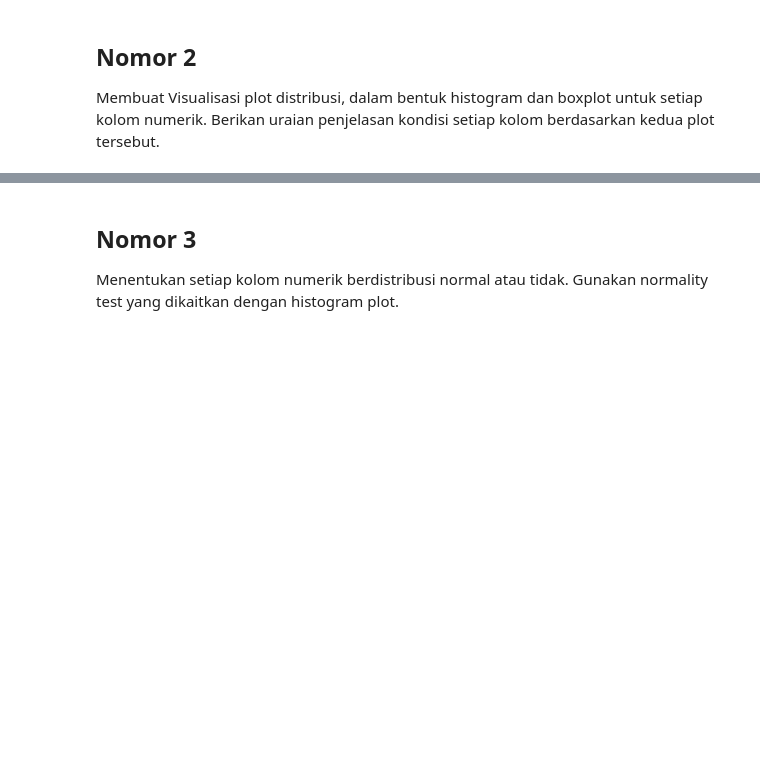
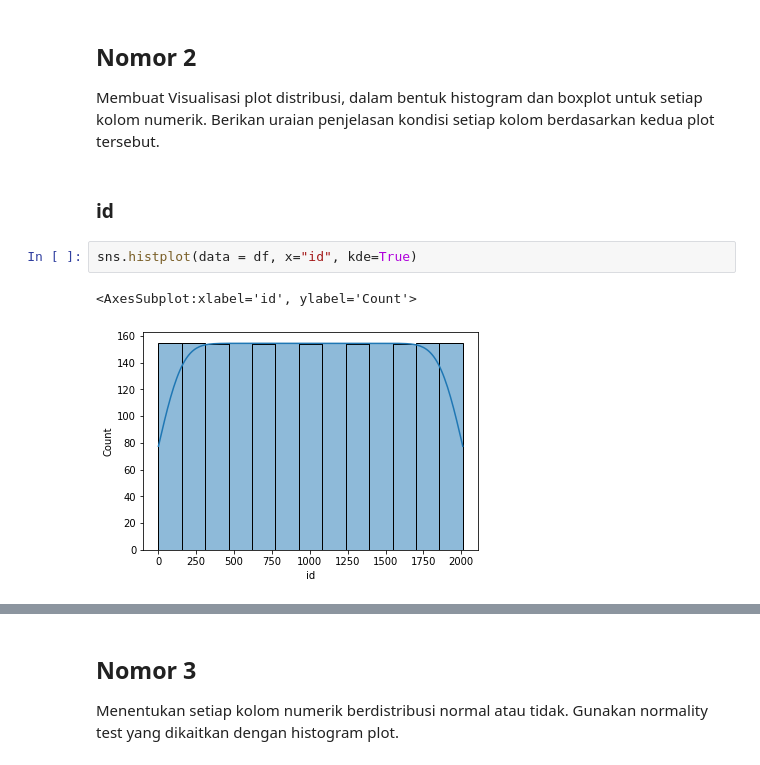
Before and after one commit to clauculus/probstat-analysis, a Jupyter notebook: K01-T1-IF2220-13520073.ipynb, the cells around one changed output, grey strips where cells are left out. Drawn from its saved outputs; the diff is of its cells as text; blank space fills up the shorter version.

```diff
--- a/K01-T1-IF2220-13520073.ipynb
+++ b/K01-T1-IF2220-13520073.ipynb
@@ -120,3 +121,10 @@ dataframe_new
 Membuat Visualisasi plot distribusi, dalam bentuk histogram dan boxplot untuk setiap
 kolom numerik. Berikan uraian penjelasan kondisi setiap kolom berdasarkan kedua plot
 tersebut.
+# %% [markdown]
+### id
+# %%
+sns.histplot(data = df, x="id", kde=True)
+# %% [output]
+<AxesSubplot:xlabel='id', ylabel='Count'>
+[figure, added]
```
Also changed, not shown: parts of 94 cells of this notebook.
